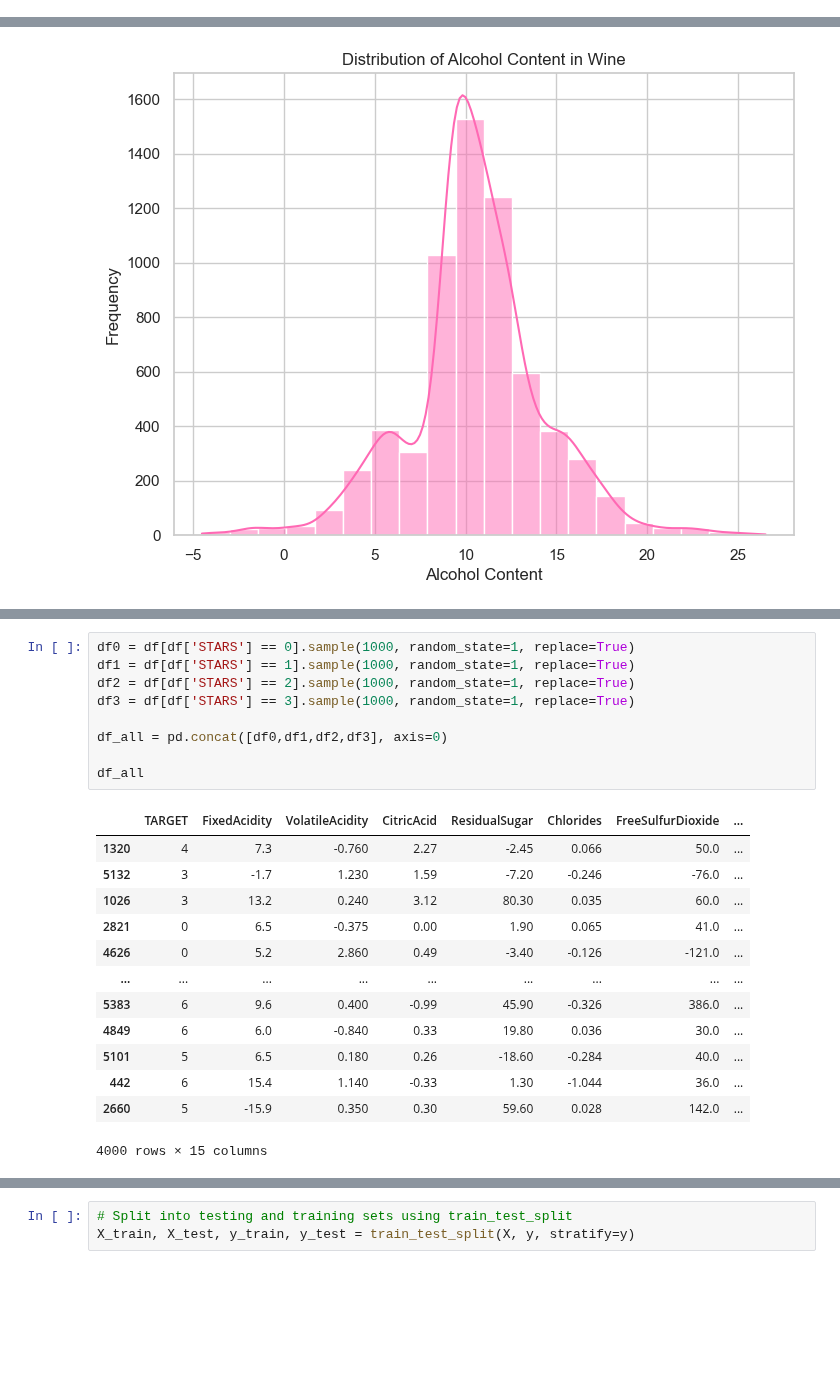
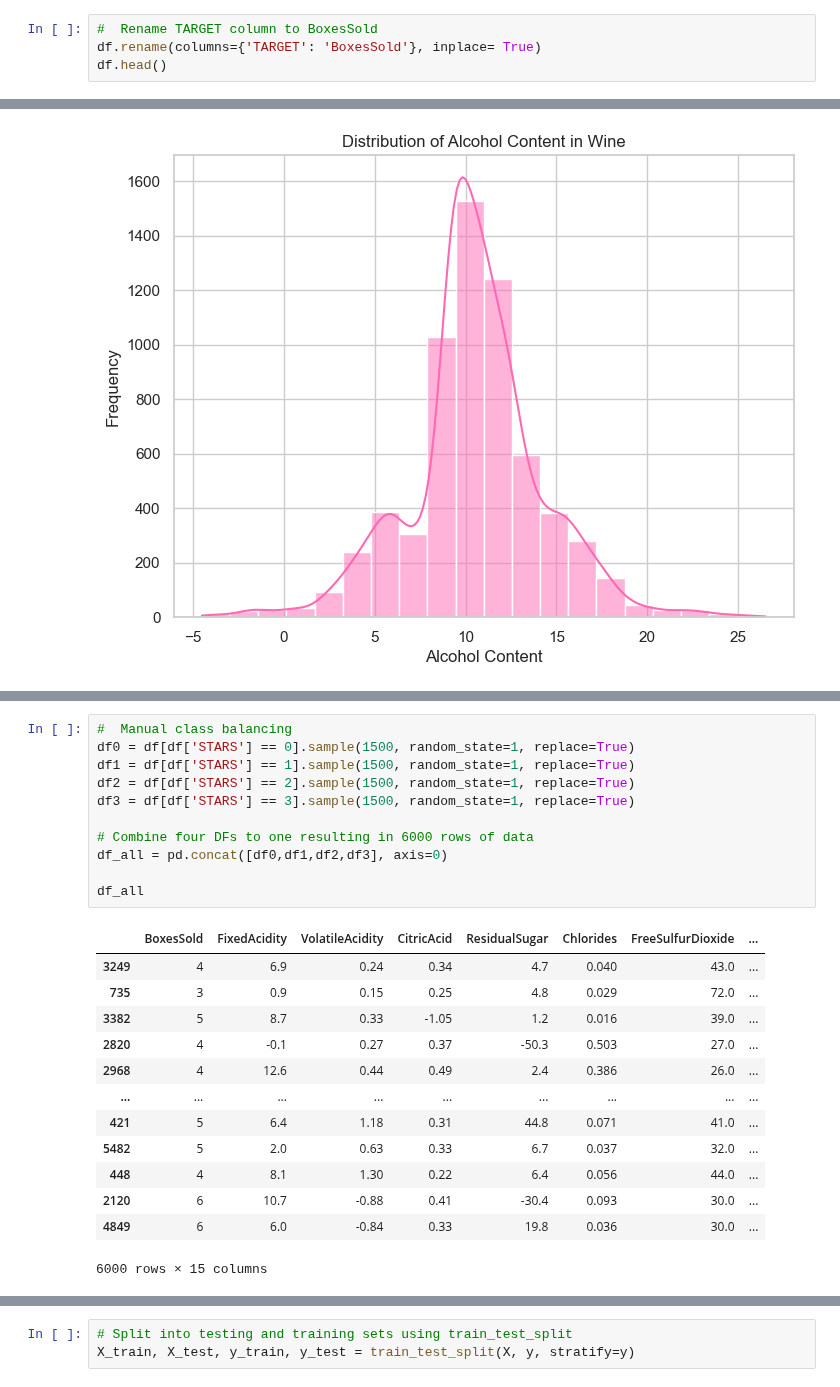
Before and after one commit to symcd2020/Machine-Learning-Project, a Jupyter notebook: WORK_WINE_Lori.ipynb, the cells around one changed output, grey strips where cells are left out. Cells and saved outputs as stored; diff of their text form; blank space fills up the shorter version.

```diff
--- a/WORK_WINE_Lori.ipynb
+++ b/WORK_WINE_Lori.ipynb
@@ -41,0 +23,4 @@ df.corr()
+# %%
+#  Rename TARGET column to BoxesSold
+df.rename(columns={'TARGET': 'BoxesSold'}, inplace= True)
+df.head()
@@ -169,24 +184,26 @@ Name: count, dtype: int64
 # %%
-df0 = df[df['STARS'] == 0].sample(1000, random_state=1, replace=True)
-df1 = df[df['STARS'] == 1].sample(1000, random_state=1, replace=True)
-df2 = df[df['STARS'] == 2].sample(1000, random_state=1, replace=True)
-df3 = df[df['STARS'] == 3].sample(1000, random_state=1, replace=True)
+#  Manual class balancing
+df0 = df[df['STARS'] == 0].sample(1500, random_state=1, replace=True)
+df1 = df[df['STARS'] == 1].sample(1500, random_state=1, replace=True)
+df2 = df[df['STARS'] == 2].sample(1500, random_state=1, replace=True)
+df3 = df[df['STARS'] == 3].sample(1500, random_state=1, replace=True)
 
+# Combine four DFs to one resulting in 6000 rows of data
 df_all = pd.concat([df0,df1,df2,df3], axis=0)
 
 df_all
 # %% [output]
-|  | TARGET | FixedAcidity | VolatileAcidity | CitricAcid | ResidualSugar | Chlorides | FreeSulfurDioxide | ... |
-| 1320 | 4 | 7.3 | -0.760 | 2.27 | -2.45 | 0.066 | 50.0 | ... |
-| 5132 | 3 | -1.7 | 1.230 | 1.59 | -7.20 | -0.246 | -76.0 | ... |
-| 1026 | 3 | 13.2 | 0.240 | 3.12 | 80.30 | 0.035 | 60.0 | ... |
-| 2821 | 0 | 6.5 | -0.375 | 0.00 | 1.90 | 0.065 | 41.0 | ... |
-| 4626 | 0 | 5.2 | 2.860 | 0.49 | -3.40 | -0.126 | -121.0 | ... |
+|  | BoxesSold | FixedAcidity | VolatileAcidity | CitricAcid | ResidualSugar | Chlorides | FreeSulfurDioxide | ... |
+| 3249 | 4 | 6.9 | 0.24 | 0.34 | 4.7 | 0.040 | 43.0 | ... |
+| 735 | 3 | 0.9 | 0.15 | 0.25 | 4.8 | 0.029 | 72.0 | ... |
+| 3382 | 5 | 8.7 | 0.33 | -1.05 | 1.2 | 0.016 | 39.0 | ... |
+| 2820 | 4 | -0.1 | 0.27 | 0.37 | -50.3 | 0.503 | 27.0 | ... |
+| 2968 | 4 | 12.6 | 0.44 | 0.49 | 2.4 | 0.386 | 26.0 | ... |
 | ... | ... | ... | ... | ... | ... | ... | ... | ... |
-| 5383 | 6 | 9.6 | 0.400 | -0.99 | 45.90 | -0.326 | 386.0 | ... |
-| 4849 | 6 | 6.0 | -0.840 | 0.33 | 19.80 | 0.036 | 30.0 | ... |
-| 5101 | 5 | 6.5 | 0.180 | 0.26 | -18.60 | -0.284 | 40.0 | ... |
-| 442 | 6 | 15.4 | 1.140 | -0.33 | 1.30 | -1.044 | 36.0 | ... |
-| 2660 | 5 | -15.9 | 0.350 | 0.30 | 59.60 | 0.028 | 142.0 | ... |
+| 421 | 5 | 6.4 | 1.18 | 0.31 | 44.8 | 0.071 | 41.0 | ... |
+| 5482 | 5 | 2.0 | 0.63 | 0.33 | 6.7 | 0.037 | 32.0 | ... |
+| 448 | 4 | 8.1 | 1.30 | 0.22 | 6.4 | 0.056 | 44.0 | ... |
+| 2120 | 6 | 10.7 | -0.88 | 0.41 | -30.4 | 0.093 | 30.0 | ... |
+| 4849 | 6 | 6.0 | -0.84 | 0.33 | 19.8 | 0.036 | 30.0 | ... |
-4000 rows × 15 columns
+6000 rows × 15 columns
 # %%
```
Also changed, not shown: parts of 29 cells of this notebook.
